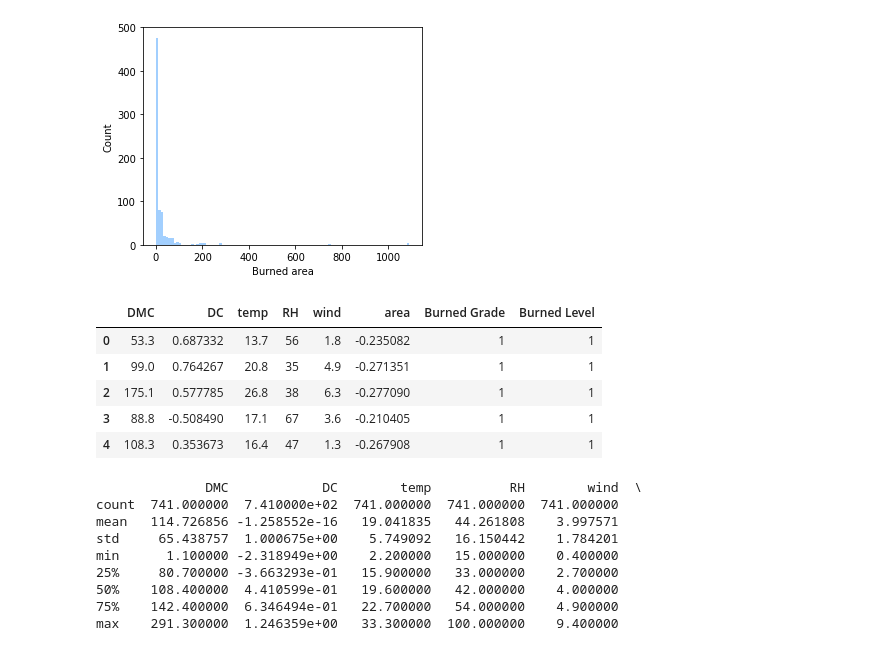
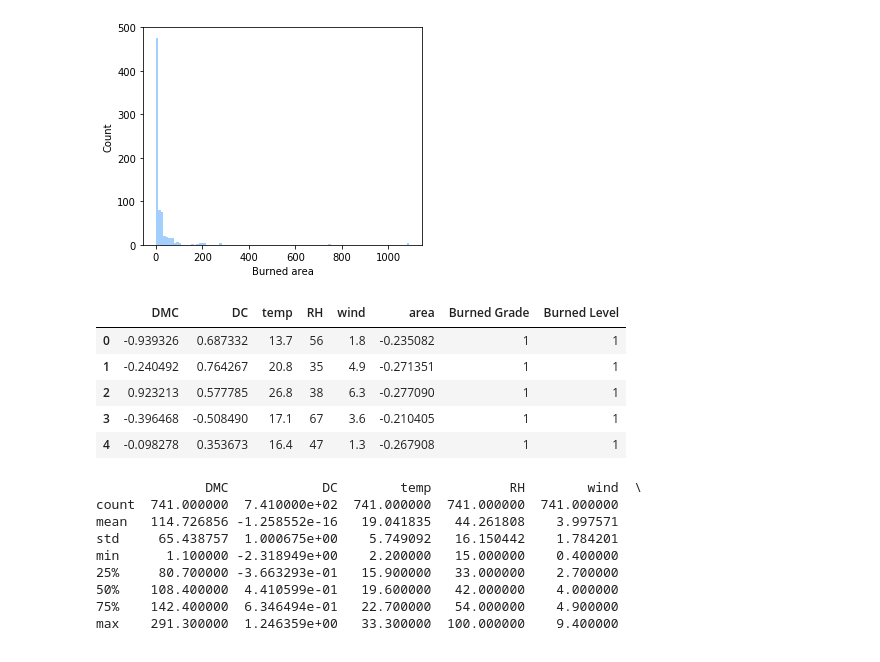
Before and after one commit to NinaFXY0824/Iteration-4, a Jupyter notebook: Iteration 4 by Xiaoyu Fan.ipynb, the cells around one changed output. Saved outputs shown, nothing was run; the diff lists cells and outputs as text; code cells hidden in the pictures.

```diff
--- a/Iteration 4 by Xiaoyu Fan.ipynb
+++ b/Iteration 4 by Xiaoyu Fan.ipynb
@@ -413,16 +413,16 @@ ax=ax.set(ylabel='Count', xlabel= 'Burned area')
 # %%
 from sklearn.preprocessing import StandardScaler
 standardScaler=StandardScaler()
-scale_columns=['area','DC']
+scale_columns=['area','DC', 'DMC']
 dataframe[scale_columns]=standardScaler.fit_transform(dataframe[scale_columns])
 dataframe.head()
 # %% [output]
 |  | DMC | DC | temp | RH | wind | area | Burned Grade | Burned Level |
-| 0 | 53.3 | 0.687332 | 13.7 | 56 | 1.8 | -0.235082 | 1 | 1 |
-| 1 | 99.0 | 0.764267 | 20.8 | 35 | 4.9 | -0.271351 | 1 | 1 |
-| 2 | 175.1 | 0.577785 | 26.8 | 38 | 6.3 | -0.277090 | 1 | 1 |
-| 3 | 88.8 | -0.508490 | 17.1 | 67 | 3.6 | -0.210405 | 1 | 1 |
-| 4 | 108.3 | 0.353673 | 16.4 | 47 | 1.3 | -0.267908 | 1 | 1 |
+| 0 | -0.939326 | 0.687332 | 13.7 | 56 | 1.8 | -0.235082 | 1 | 1 |
+| 1 | -0.240492 | 0.764267 | 20.8 | 35 | 4.9 | -0.271351 | 1 | 1 |
+| 2 | 0.923213 | 0.577785 | 26.8 | 38 | 6.3 | -0.277090 | 1 | 1 |
+| 3 | -0.396468 | -0.508490 | 17.1 | 67 | 3.6 | -0.210405 | 1 | 1 |
+| 4 | -0.098278 | 0.353673 | 16.4 | 47 | 1.3 | -0.267908 | 1 | 1 |
 # %%
 print(dataframe.describe())
 # %% [output]
```
Also changed, not shown: parts of 15 cells of this notebook, 1 other file.
